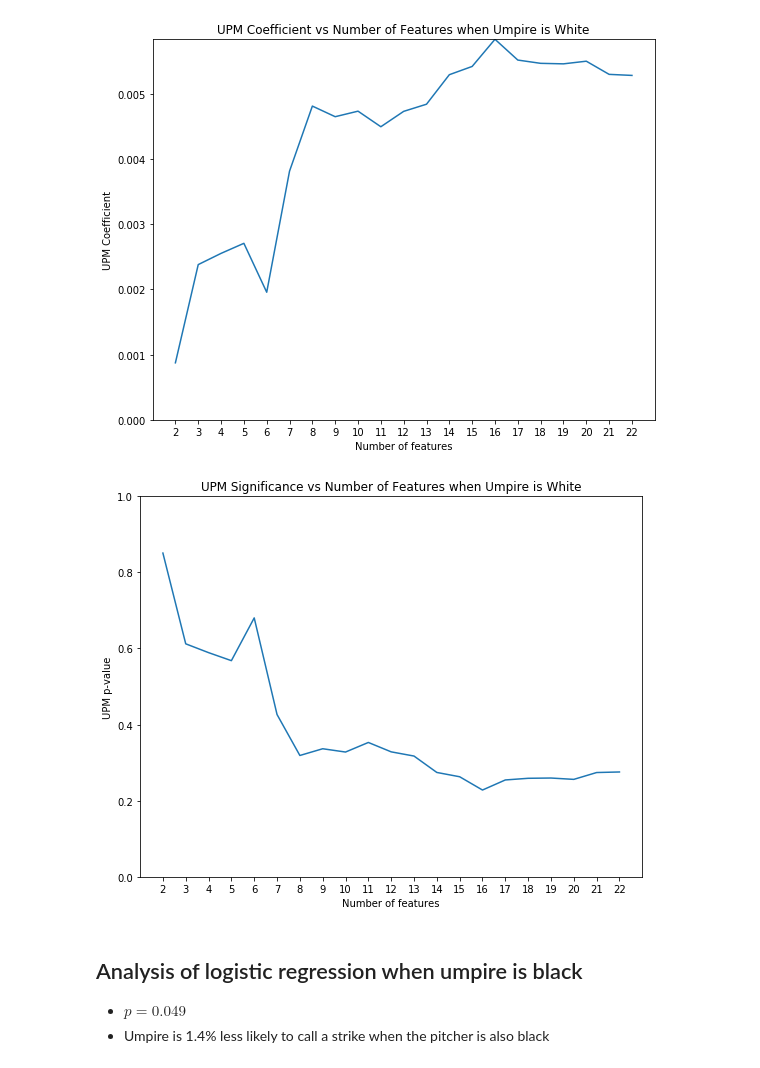
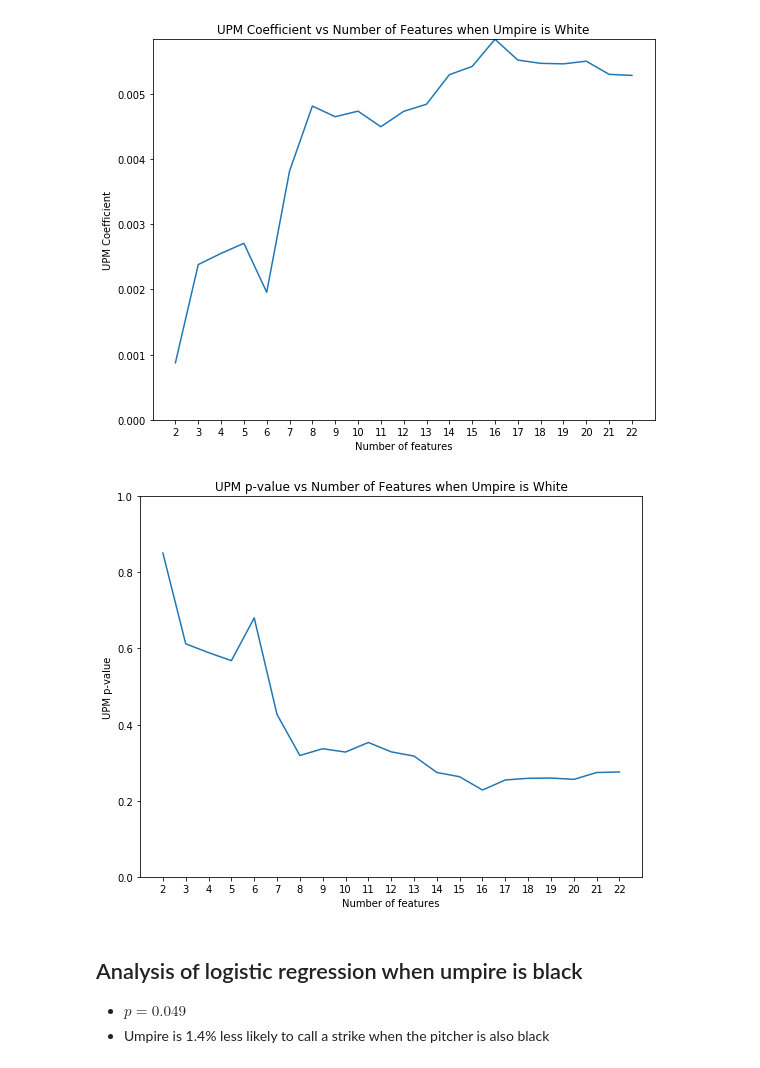
Before and after one commit to AshleyMcGee/MLB, a Jupyter notebook: umpire_analysis.ipynb, the cells around one changed output. Saved outputs shown, nothing was run; the diff lists cells and outputs as text; code cells hidden in the pictures.

```diff
--- a/umpire_analysis.ipynb
+++ b/umpire_analysis.ipynb
@@ -273,9 +271,9 @@ plot_beta(beta_white, nf_white, "UPM Coefficient vs Number of Features when Umpi
 # %% [output]
 [figure]
 # %%
-plot_pvalues(p_white, nf_white, "UPM Significance vs Number of Features when Umpire is White", "p_vs_nf_white_umpire.png")
+plot_pvalues(p_white, nf_white, "UPM p-value vs Number of Features when Umpire is White", "p_vs_nf_white_umpire.png")
 # %% [output]
-[figure, old version]
+[figure, new version]
 # %% [markdown]
 ## Analysis of logistic regression when umpire is black
 * $p = 0.049$
```
Also changed, not shown: parts of 24 cells of this notebook, 6 other files.
